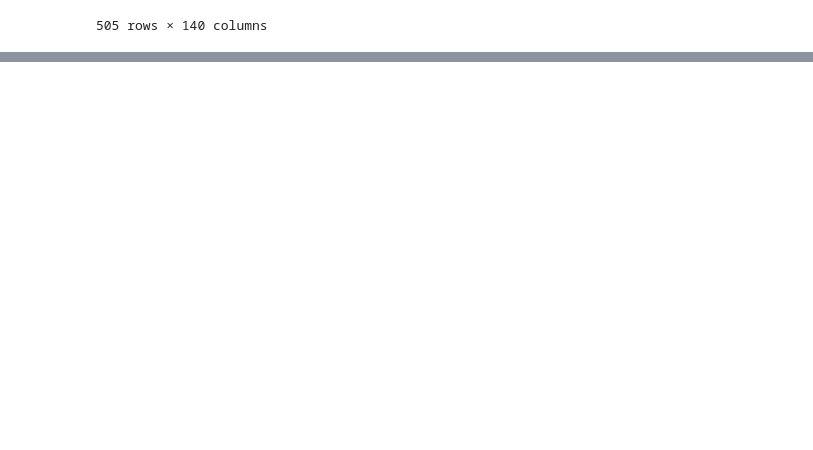
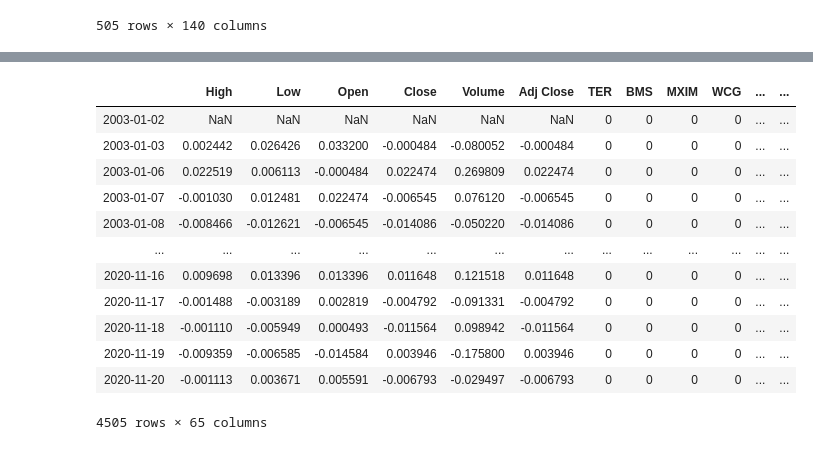
Before and after one commit to GuillaumePv/DS_1mscF, a Jupyter notebook: Data_analysis_Guillaume.ipynb, the cells around one changed output, grey strips where cells are left out. Drawn from its saved outputs; the diff is of its cells as text; code cells hidden in the pictures; blank space fills up the shorter version.

```diff
--- a/Data_analysis_Guillaume.ipynb
+++ b/Data_analysis_Guillaume.ipynb
@@ -167,0 +199,16 @@ changeFlow
+# %%
+SP_data
+# %% [output]
+|  | High | Low | Open | Close | Volume | Adj Close | TER | BMS | MXIM | WCG | ... | ... |
+| 2003-01-02 | NaN | NaN | NaN | NaN | NaN | NaN | 0 | 0 | 0 | 0 | ... | ... |
+| 2003-01-03 | 0.002442 | 0.026426 | 0.033200 | -0.000484 | -0.080052 | -0.000484 | 0 | 0 | 0 | 0 | ... | ... |
+| 2003-01-06 | 0.022519 | 0.006113 | -0.000484 | 0.022474 | 0.269809 | 0.022474 | 0 | 0 | 0 | 0 | ... | ... |
+| 2003-01-07 | -0.001030 | 0.012481 | 0.022474 | -0.006545 | 0.076120 | -0.006545 | 0 | 0 | 0 | 0 | ... | ... |
+| 2003-01-08 | -0.008466 | -0.012621 | -0.006545 | -0.014086 | -0.050220 | -0.014086 | 0 | 0 | 0 | 0 | ... | ... |
+| ... | ... | ... | ... | ... | ... | ... | ... | ... | ... | ... | ... | ... |
+| 2020-11-16 | 0.009698 | 0.013396 | 0.013396 | 0.011648 | 0.121518 | 0.011648 | 0 | 0 | 0 | 0 | ... | ... |
+| 2020-11-17 | -0.001488 | -0.003189 | 0.002819 | -0.004792 | -0.091331 | -0.004792 | 0 | 0 | 0 | 0 | ... | ... |
+| 2020-11-18 | -0.001110 | -0.005949 | 0.000493 | -0.011564 | 0.098942 | -0.011564 | 0 | 0 | 0 | 0 | ... | ... |
+| 2020-11-19 | -0.009359 | -0.006585 | -0.014584 | 0.003946 | -0.175800 | 0.003946 | 0 | 0 | 0 | 0 | ... | ... |
+| 2020-11-20 | -0.001113 | 0.003671 | 0.005591 | -0.006793 | -0.029497 | -0.006793 | 0 | 0 | 0 | 0 | ... | ... |
+4505 rows × 65 columns
```
Also changed, not shown: parts of 16 cells of this notebook, 4 other files.
